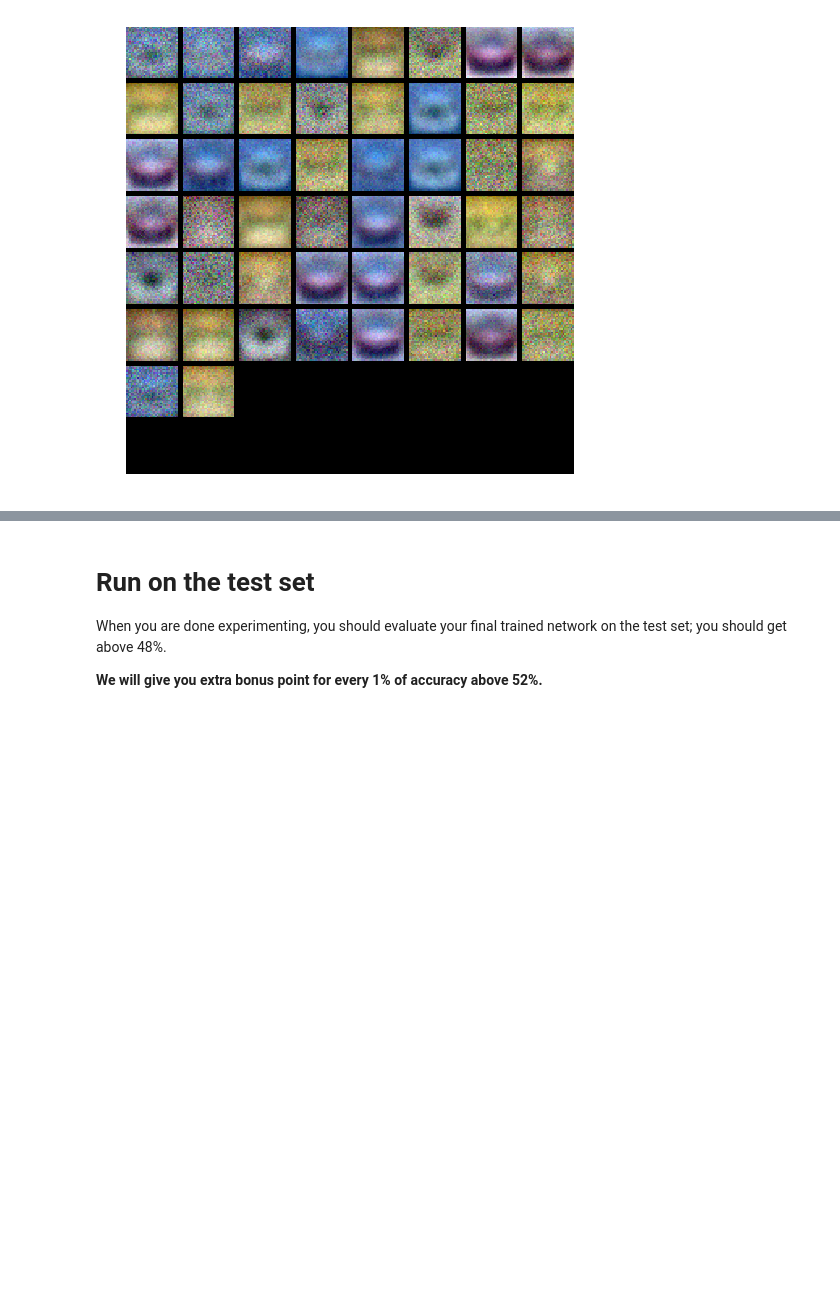
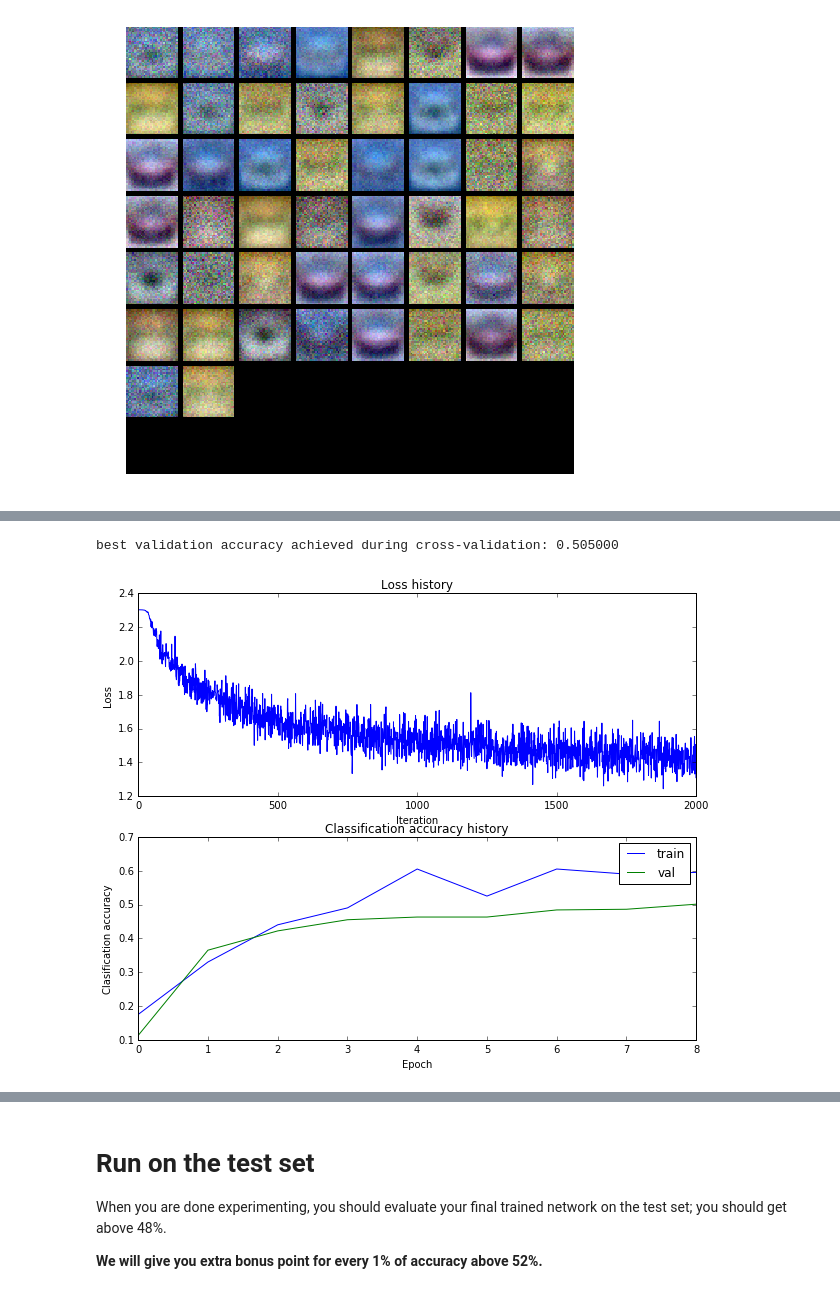
Before and after one commit to meowklaski/Course_Materials, a Jupyter notebook: assignment1/two_layer_net.ipynb, the cells around one changed output, grey strips where cells are left out. Saved outputs shown, nothing was run; the diff lists cells and outputs as text; code cells hidden in the pictures; blank space fills up the shorter version.

```diff
--- a/assignment1/two_layer_net.ipynb
+++ b/assignment1/two_layer_net.ipynb
@@ -306,0 +281,5 @@ pass
+# %%
+results = {}
+best_val = -1
+# best_params = {}
+best_net = None # store the best model into this
@@ -307,3 +339,25 @@ pass
+# %%
+print 'best validation accuracy achieved during cross-validation: %f' % best_val
+# %% [output]
+best validation accuracy achieved during cross-validation: 0.505000
+# %%
+# Plot the loss function and train / validation accuracies
+plt.subplot(2, 1, 1)
+plt.plot(best_stats['loss_history'])
+plt.title('Loss history')
+plt.xlabel('Iteration')
+plt.ylabel('Loss')
+
+plt.subplot(2, 1, 2)
+plt.plot(best_stats['train_acc_history'], label='train')
+plt.plot(best_stats['val_acc_history'], label='val')
+plt.title('Classification accuracy history')
+plt.legend()
+plt.xlabel('Epoch')
+plt.ylabel('Clasification accuracy')
+plt.show()
+# %% [output]
+[figure, added]
 # %%
 # visualize the weights of the best network
 show_net_weights(best_net)
```
Also changed, not shown: parts of 9 cells of this notebook, 1 other file.
